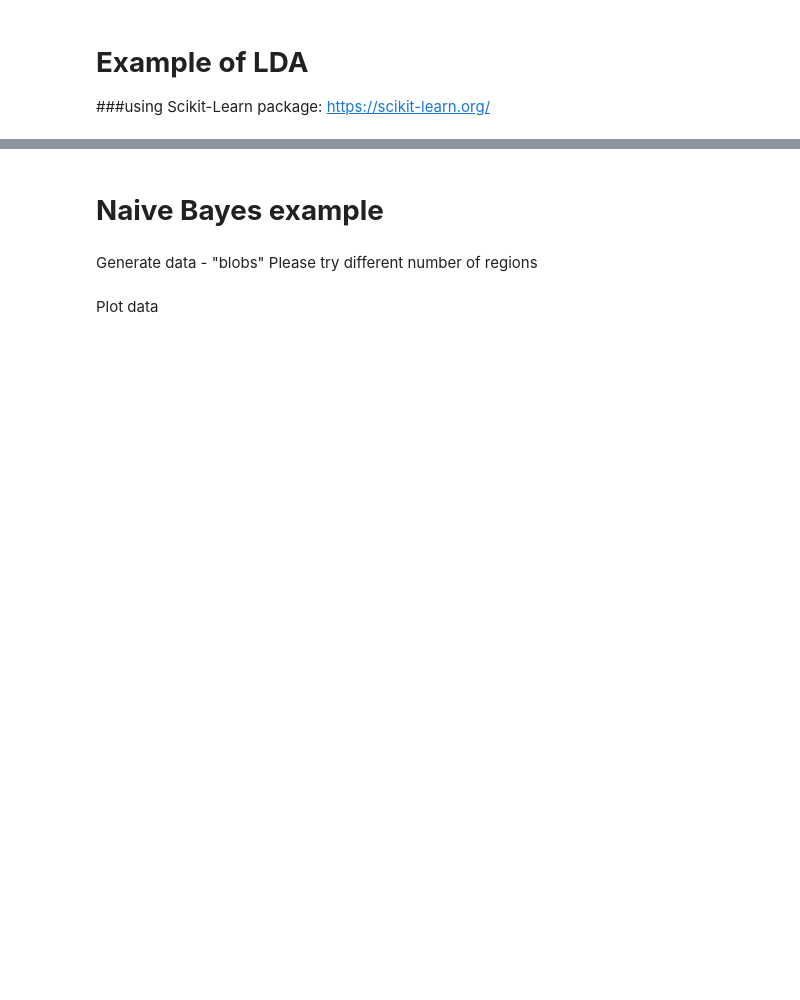
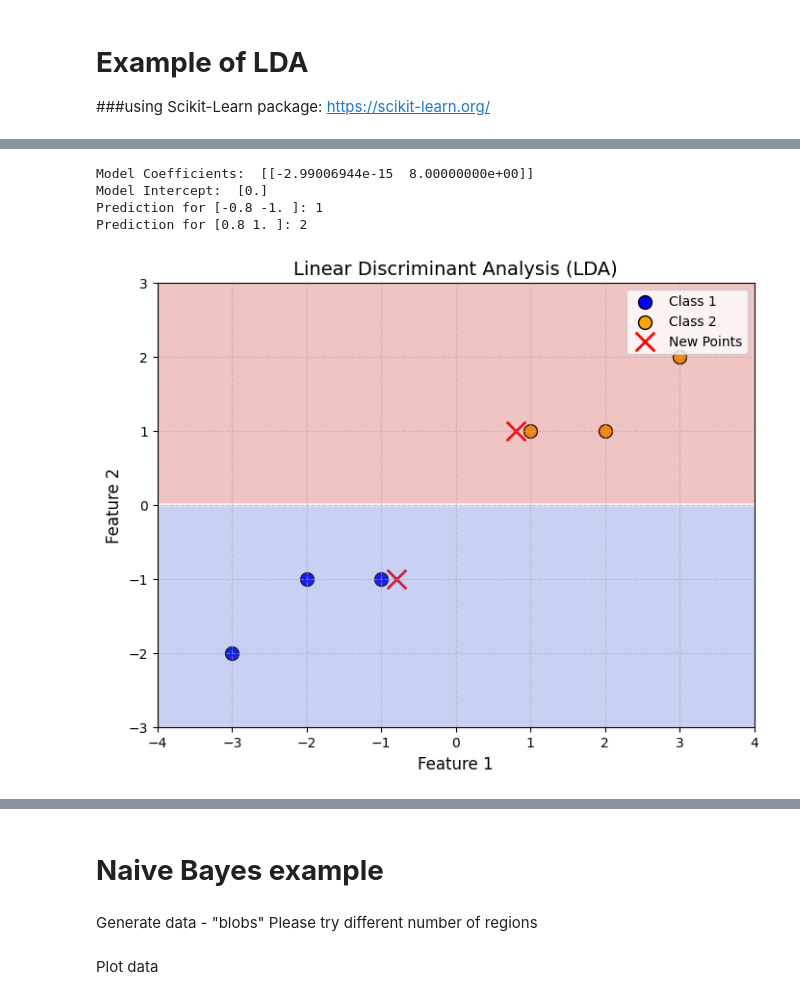
Before and after one commit to apsamanpreet/machine_learning_aps, a Jupyter notebook: lecture_1_aps.ipynb, the cells around one changed output, grey strips where cells are left out. Cells and saved outputs as stored; diff of their text form; code cells hidden in the pictures; blank space fills up the shorter version.

```diff
--- a/lecture_1_aps.ipynb
+++ b/lecture_1_aps.ipynb
@@ -676,3 +683,67 @@ Predict for [0.8, 1]:  [2]
+# %%
+#updated by Aman Preet Singh
+
+# Import libraries
+import numpy as np
+import matplotlib.pyplot as plt
+from sklearn.datasets import make_classification
+from sklearn.discriminant_analysis import LinearDiscriminantAnalysis
+
+# Generate synthetic data for three classes
+X, y = make_classification(n_samples=100, n_features=2, n_classes=3, n_clusters_per_class=1, random_state=42)
+
+# Initialize and train the LDA classifier
+lda = LinearDiscriminantAnalysis()
+lda.fit(X, y)
+
+# Input data
+X = np.array([[-1, -1], [-2, -1], [-3, -2], [1, 1], [2, 1], [3, 2]])
+y = np.array([1, 1, 1, 2, 2, 2])
+
+# Fit LDA model
+clf = LinearDiscriminantAnalysis()
+clf.fit(X, y)
+
+# Print model details
+print("Model Coefficients: ", clf.coef_)
+print("Model Intercept: ", clf.intercept_)
+
+# Predict for new points
+new_points = np.array([[-0.8, -1], [0.8, 1]])
+predictions = clf.predict(new_points)
+
+for i, point in enumerate(new_points):
+    print(f"Prediction for {point}: {predictions[i]}")
+
+# Plot the data points
+plt.figure(figsize=(8, 6))
+plt.scatter(X[y == 1, 0], X[y == 1, 1], c='blue', label='Class 1', edgecolor='k', s=100)
+plt.scatter(X[y == 2, 0], X[y == 2, 1], c='orange', label='Class 2', edgecolor='k', s=100)
+
+# Plot the new points being predicted
+plt.scatter(new_points[:, 0], new_points[:, 1], c='red', marker='x', label='New Points', s=200, linewidth=2)
+
+# Plot the decision boundary
+x_min, x_max = X[:, 0].min() - 1, X[:, 0].max() + 1
+y_min, y_max = X[:, 1].min() - 1, X[:, 1].max() + 1
+xx, yy = np.meshgrid(np.linspace(x_min, x_max, 100), np.linspace(y_min, y_max, 100))
+Z = clf.predict(np.c_[xx.ravel(), yy.ravel()])
+Z = Z.reshape(xx.shape)
+plt.contourf(xx, yy, Z, alpha=0.3, cmap='coolwarm')
+
+# Add labels and legend
+plt.xlabel('Feature 1', fontsize=12)
+plt.ylabel('Feature 2', fontsize=12)
+plt.title('Linear Discriminant Analysis (LDA)', fontsize=14)
+plt.legend(loc='upper right')
+plt.grid(True, linestyle='--', alpha=0.6)
+plt.show()
+# %% [output]
+Model Coefficients:  [[-2.99006944e-15  8.00000000e+00]]
+Model Intercept:  [0.]
+Prediction for [-0.8 -1. ]: 1
+Prediction for [0.8 1. ]: 2
+[figure, added]
 # %% [markdown]
 ## <font color='green'> **Naive Bayes classifier**
 
```
Also changed, not shown: parts of 22 cells of this notebook.
